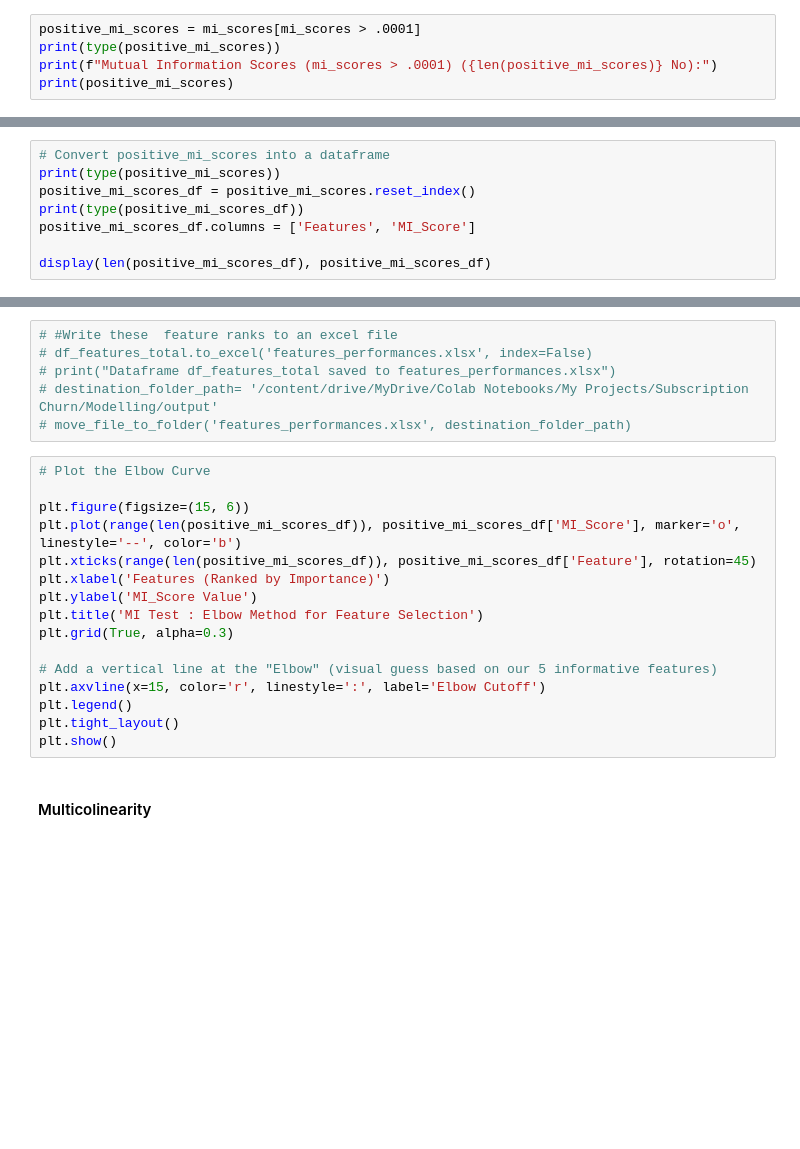
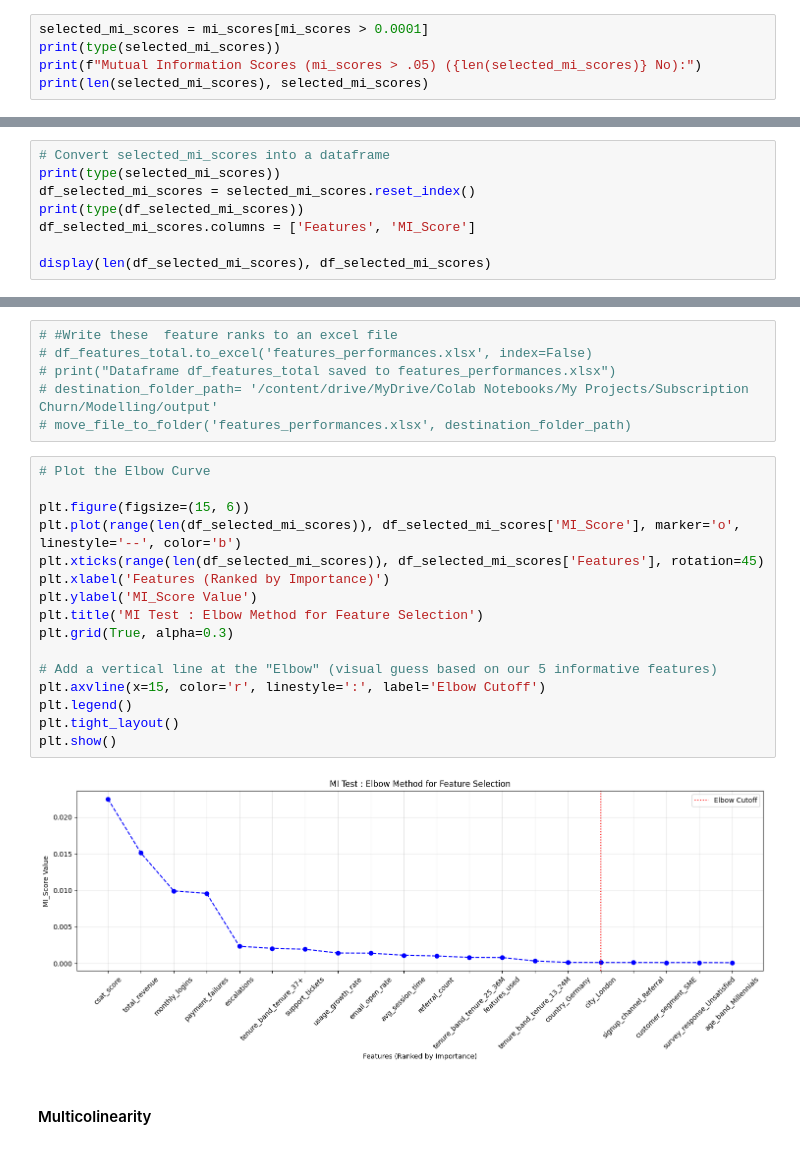
Before and after one commit to tsbawa61/Machine-Learning, a Jupyter notebook: FinalChurn.ipynb, the cells around one changed output, grey strips where cells are left out. Drawn from its saved outputs; the diff is of its cells as text; blank space fills up the shorter version.

```diff
--- a/FinalChurn.ipynb
+++ b/FinalChurn.ipynb
@@ -2956,5 +3186,5 @@ display(mi_scores_df.style.format({'MI_Score': "{:.4f}"}))
 # %%
-positive_mi_scores = mi_scores[mi_scores > .0001]
-print(type(positive_mi_scores))
-print(f"Mutual Information Scores (mi_scores > .0001) ({len(positive_mi_scores)} No):")
-print(positive_mi_scores)
+selected_mi_scores = mi_scores[mi_scores > 0.0001]
+print(type(selected_mi_scores))
+print(f"Mutual Information Scores (mi_scores > .05) ({len(selected_mi_scores)} No):")
+print(len(selected_mi_scores), selected_mi_scores)
@@ -2961,8 +3209,8 @@ print(positive_mi_scores)
 # %%
-# Convert positive_mi_scores into a dataframe
-print(type(positive_mi_scores))
-positive_mi_scores_df = positive_mi_scores.reset_index()
-print(type(positive_mi_scores_df))
-positive_mi_scores_df.columns = ['Features', 'MI_Score']
+# Convert selected_mi_scores into a dataframe
+print(type(selected_mi_scores))
+df_selected_mi_scores = selected_mi_scores.reset_index()
+print(type(df_selected_mi_scores))
+df_selected_mi_scores.columns = ['Features', 'MI_Score']
 
-display(len(positive_mi_scores_df), positive_mi_scores_df)
+display(len(df_selected_mi_scores), df_selected_mi_scores)
@@ -3008,19 +3297,21 @@ display(len(df_features_total), df_features_total)
 # %%
 # Plot the Elbow Curve
 
 plt.figure(figsize=(15, 6))
-plt.plot(range(len(positive_mi_scores_df)), positive_mi_scores_df['MI_Score'], marker='o', linestyle='--', color='b')
-plt.xticks(range(len(positive_mi_scores_df)), positive_mi_scores_df['Feature'], rotation=45)
+plt.plot(range(len(df_selected_mi_scores)), df_selected_mi_scores['MI_Score'], marker='o', linestyle='--', color='b')
+plt.xticks(range(len(df_selected_mi_scores)), df_selected_mi_scores['Features'], rotation=45)
 plt.xlabel('Features (Ranked by Importance)')
 plt.ylabel('MI_Score Value')
 plt.title('MI Test : Elbow Method for Feature Selection')
 plt.grid(True, alpha=0.3)
 
 # Add a vertical line at the "Elbow" (visual guess based on our 5 informative features)
 plt.axvline(x=15, color='r', linestyle=':', label='Elbow Cutoff')
 plt.legend()
 plt.tight_layout()
 plt.show()
+# %% [output]
+[figure, added]
 # %% [markdown]
 #### Multicolinearity
 # %% [markdown]
```
Also changed, not shown: parts of 104 cells of this notebook.
